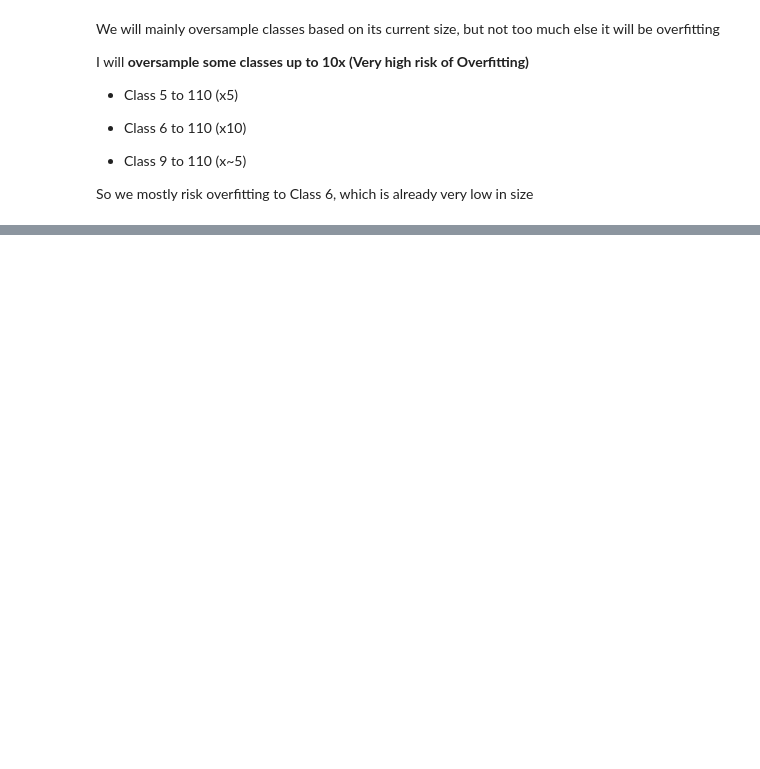
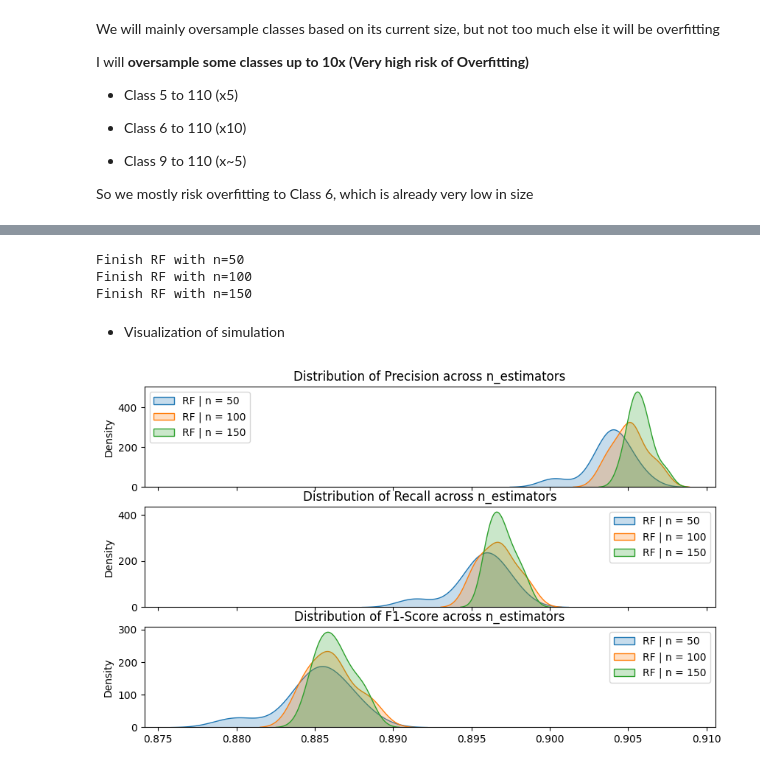
Before and after one commit to BillCoML/cell_anotation, a Jupyter notebook: data_processing.ipynb, the cells around one changed output, grey strips where cells are left out. Drawn from its saved outputs; the diff is of its cells as text; code cells hidden in the pictures; blank space fills up the shorter version.

```diff
--- a/data_processing.ipynb
+++ b/data_processing.ipynb
@@ -464,0 +574,2 @@ array([[-0.76181649,  0.93390565,  2.33509035,  0.45739529],
+# %%
+y_pred = knn.predict(X_validate)
@@ -464,0 +608,78 @@ array([[-0.76181649,  0.93390565,  2.33509035,  0.45739529],
+# %%
+n_estimator_value = [50, 100, 150]
+# %%
+n_sim = 20
+# %%
+simulation_score = np.repeat(0.0, n_sim * 3 * len(n_estimator_value)).reshape(-1, n_sim, 3) #precision, recall and F1_score tensor
+# %%
+for n_estimator_id in range(len(n_estimator_value)):
+
+    #We are running a collection of k_values
+    rf = RandomForestClassifier(n_estimators=n_estimator_value[n_estimator_id],
+                                max_depth=20,
+                                random_state=42)
+
+    for sim_id in range(n_sim):
+        precision = 0.0
+        recall = 0.0
+        f1 = 0.0
+
+        for cv_id in range(5):
+
+            train_indices = simulations[sim_id][cv_id][0]
+            test_indices = simulations[sim_id][cv_id][1]
+
+            #Prepare Data for fit and test
+            X_train = X_res[train_indices,:]
+            y_train = y_res[train_indices]
+
+            X_test = X_res[test_indices,:]
+            y_test = y_res[test_indices]
+
+            #fitting
+            rf.fit(X_train, y_train)
+
+            #make predictions
+            y_pred = rf.predict(X_test)
+
+            #Save metrics
+            precision = precision + precision_score(y_true=y_test, y_pred=y_pred, average='weighted')
+            recall = recall + recall_score(y_true=y_test, y_pred=y_pred, average='weighted')
+            f1 = f1 + f1_score(y_true=y_test, y_pred=y_pred, average='weighted')
+
+
+        #Average to get metrics for 1 simulation
+        precision = precision / 5
+        recall = recall / 5
+        f1 = f1 / 5
+
+        #record to measurement table
+        simulation_score[n_estimator_id, sim_id, 0] = precision #Column 0 is precision
+        simulation_score[n_estimator_id, sim_id, 1] = recall    #Column 1 is recall
+        simulation_score[n_estimator_id, sim_id, 2] = f1        #Column 2 is f1 score
+
+    print(f'Finish RF with n={n_estimator_value[n_estimator_id]}')
+# %% [output]
+Finish RF with n=50
+Finish RF with n=100
+Finish RF with n=150
+# %% [markdown]
++ Visualization of simulation
+# %%
+fig, axes = plt.subplots(3, 1, figsize=(10, 6), sharex=True)
+metrics = ['Precision', 'Recall', 'F1-Score']
+
+for metric_id in range(3):
+
+    for n_estimator_id in range(len(n_estimator_value)):
+
+        sns.kdeplot(simulation_score[n_estimator_id, :, metric_id],
+                    ax = axes[metric_id],
+                    label=f'RF | n = {n_estimator_value[n_estimator_id]}',fill=True)
+
+    axes[metric_id].set_title(f'Distribution of {metrics[metric_id]} across n_estimators')
+    axes[metric_id].legend()
+
+plt.show()
+# %% [output]
+[figure, added]
```
Also changed, not shown: parts of 38 cells of this notebook, 1 other file.
